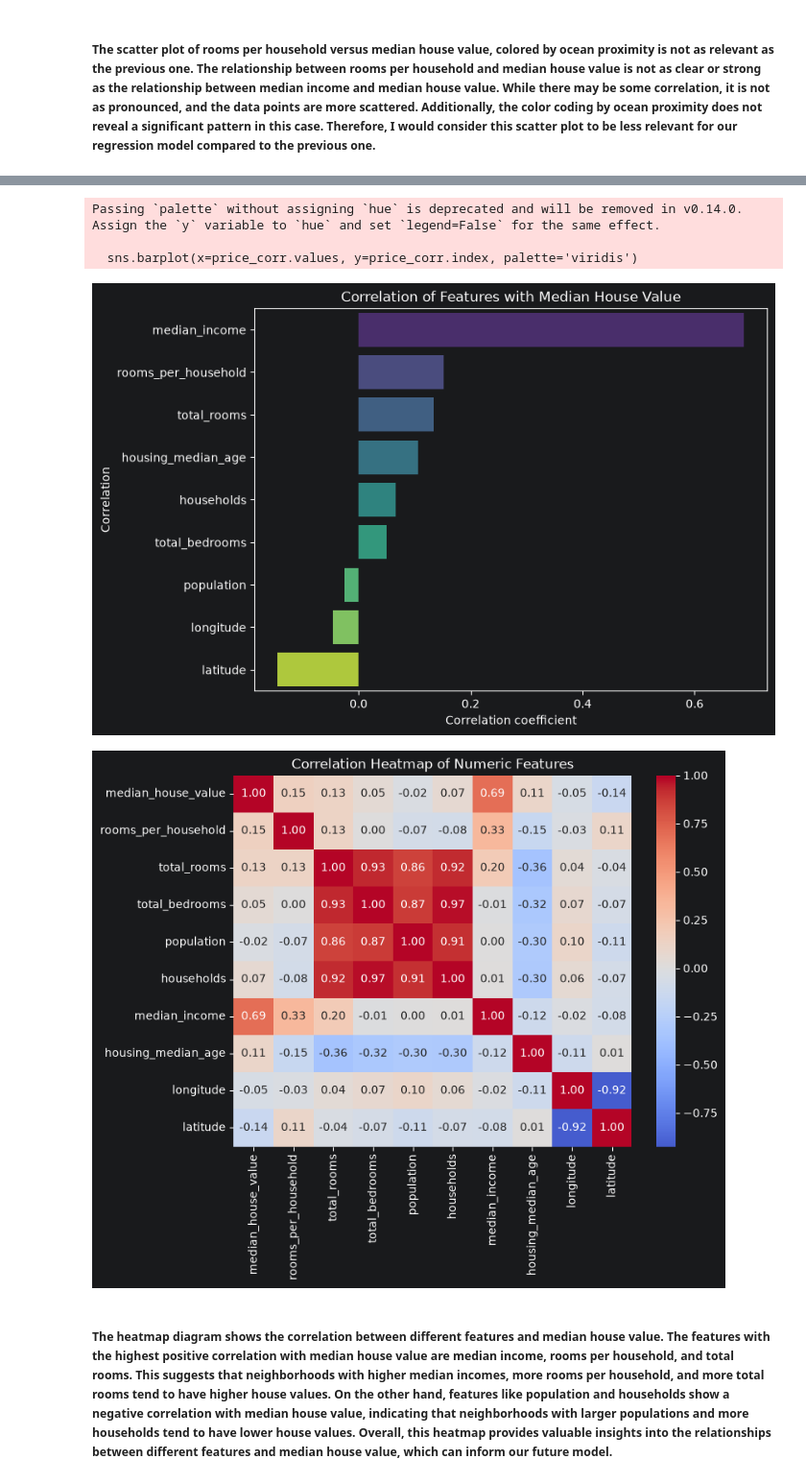
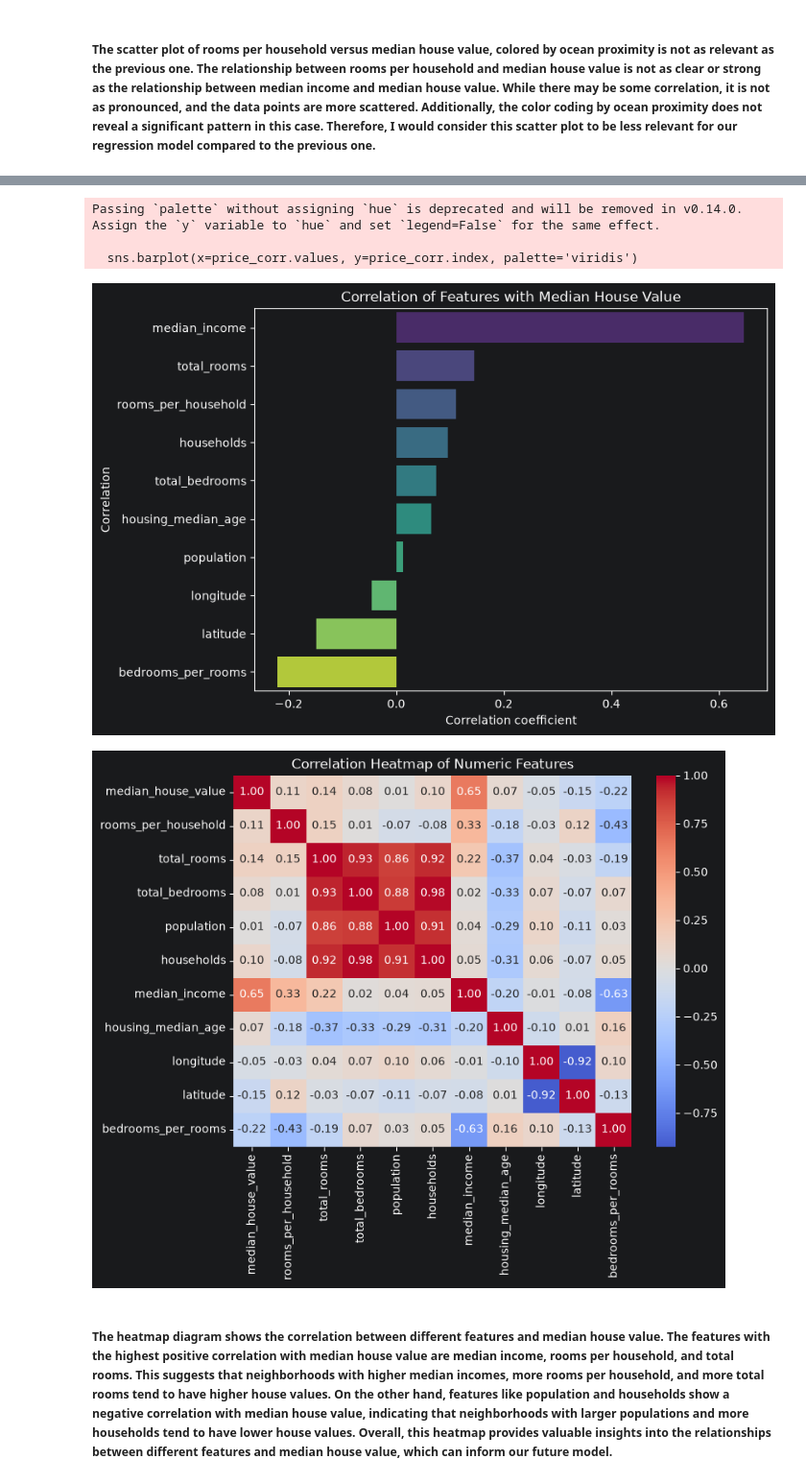
Before and after one commit to kovexison/Practica-AI, a Jupyter notebook: 01-ML-Regression/house_pricing.ipynb, the cells around one changed output, grey strips where cells are left out. Shown at 96% size. Drawn from its saved outputs; the diff is of its cells as text; code cells hidden in the pictures.

Commit message:
some updates on EDA for house pricing

```diff
--- a/01-ML-Regression/house_pricing.ipynb
+++ b/01-ML-Regression/house_pricing.ipynb
@@ -97,2 +71,2 @@ df_cleaned = df.fillna({'total_bedrooms': median_number_of_bedrooms})
 # %%
-df_cleaned.isnull().sum()
+df_cleaned=df.copy()
@@ -145,0 +99,2 @@ plt.show()
+# %%
+df_cleaned = df_cleaned[df_cleaned['median_house_value'] < 500000].copy()
@@ -153,3 +120,6 @@ df_cleaned.head()
 | 2 | -122.24 | 37.85 | 52.0 | 1467.0 | 190.0 | 496.0 | 177.0 | ... |
 | 3 | -122.25 | 37.85 | 52.0 | 1274.0 | 235.0 | 558.0 | 219.0 | ... |
 | 4 | -122.25 | 37.85 | 52.0 | 1627.0 | 280.0 | 565.0 | 259.0 | ... |
+# %%
+df_cleaned['bedrooms_per_rooms']=df_cleaned['total_bedrooms'] / df_cleaned['total_rooms']
+df_cleaned
@@ -183,16 +179,16 @@ plt.show()
 Passing `palette` without assigning `hue` is deprecated and will be removed in v0.14.0. Assign the `y` variable to `hue` and set `legend=False` for the same effect.
 
   sns.barplot(x=price_corr.values, y=price_corr.index, palette='viridis')
-[figure, old version]
+[figure, new version]
 # %%
-numeric_cols = ['median_house_value', 'rooms_per_household', 'total_rooms', 'total_bedrooms', 'population', 'households', 'median_income','housing_median_age', 'longitude', 'latitude']
+numeric_cols = ['median_house_value', 'rooms_per_household', 'total_rooms', 'total_bedrooms', 'population', 'households', 'median_income','housing_median_age', 'longitude', 'latitude','bedrooms_per_rooms']
 
 plt.figure(figsize=(8, 6))
 sns.heatmap(df_cleaned[numeric_cols].corr(), annot=True, cmap='coolwarm', center=0, fmt=".2f")
 plt.title('Correlation Heatmap of Numeric Features')
 plt.show()
 # %% [output]
-[figure, old version]
+[figure, new version]
 # %% [markdown]
 ##### The heatmap diagram shows the correlation between different features and median house value. The features with the highest positive correlation with median house value are median income, rooms per household, and total rooms. This suggests that neighborhoods with higher median incomes, more rooms per household, and more total rooms tend to have higher house values. On the other hand, features like population and households show a negative correlation with median house value, indicating that neighborhoods with larger populations and more households tend to have lower house values. Overall, this heatmap provides valuable insights into the relationships between different features and median house value, which can inform our future model.
 # %%
```
Also changed, not shown: parts of 34 cells of this notebook.
